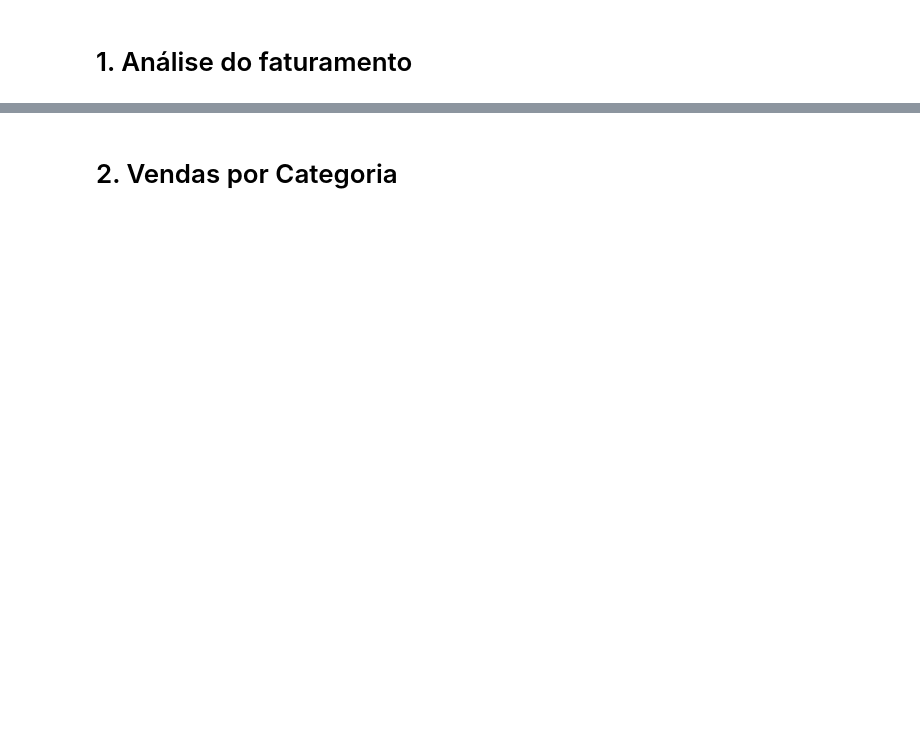
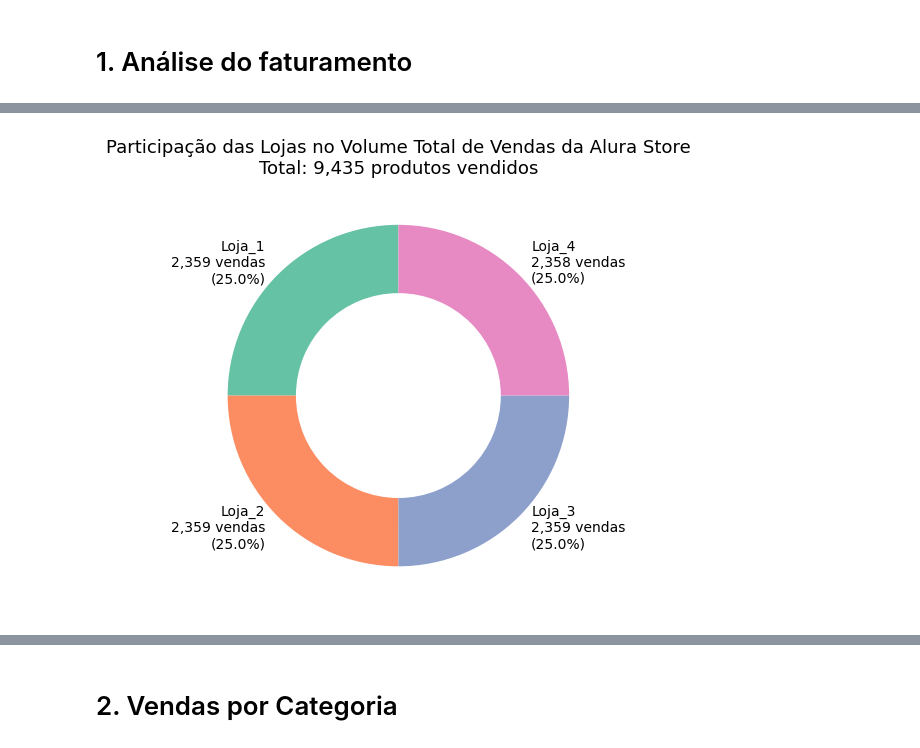
Before and after one commit to moises-rb/DataScienceONE, a Jupyter notebook: Challenge_AluraStoreBr.ipynb, the cells around one changed output, grey strips where cells are left out. Drawn from its saved outputs; the diff is of its cells as text; code cells hidden in the pictures; blank space fills up the shorter version.

Commit message:
Versão do código com incrementos - Produtos mais e menos vendidos, ajustes no gráfico de faturamento

```diff
--- a/Challenge_AluraStoreBr.ipynb
+++ b/Challenge_AluraStoreBr.ipynb
@@ -84,3 +82,12 @@ amostra_lojas
 | 2 | Bola de basquete | esporte e lazer | 31.54 | 0.000000 | 25/12/2022 | Larissa Alves | MG | ... |
 | 3 | Modelagem preditiva | livros | 76.93 | 1.680730 | 23/11/2021 | Lucas Oliveira | MG | ... |
 | 4 | Fone de ouvido | eletronicos | 185.14 | 7.442587 | 25/04/2022 | Bianca Santos | SP | ... |
+# %%
+# Garantir que a coluna de data está em formato datetime
+df_geral['Data da Compra'] = pd.to_datetime(df_geral['Data da Compra'])
+
+# Criar coluna com o mês da venda
+df_geral['AnoMes'] = df_geral['Data da Compra'].dt.to_period('M')
+
+# Agrupando o faturamento mensal por loja
+faturamento_mensal = df_geral.groupby(['AnoMes', 'loja'])['Preço'].sum().reset_index()
@@ -109,3 +132,23 @@ plt.tight_layout()
 plt.show()
 # %% [output]
 [figure]
+# %%
+# 📦 Volume de vendas por loja
+volume_por_loja = df_geral['loja'].value_counts()
+volume_total = volume_por_loja.sum()
+
+# 🏷️ Labels com nome, volume e percentual
+labels_volume = [f'{loja}\n{quantidade:,} vendas\n({(quantidade/volume_total)*100:.1f}%)'
+                 for loja, quantidade in volume_por_loja.items()]
+
+# 📊 Gráfico de pizza (donut)
+plt.figure(figsize=(5, 5))
+plt.pie(volume_por_loja, labels=labels_volume, startangle=90,
+        colors=['#66c2a5','#fc8d62','#8da0cb','#e78ac3'],
+        wedgeprops=dict(width=0.4))  # Estilo donut
+
+plt.title(f'Participação das Lojas no Volume Total de Vendas da Alura Store\nTotal: {volume_total:,} produtos vendidos', fontsize=13)
+plt.tight_layout()
+plt.show()
+# %% [output]
+[figure, added]
```
Also changed, not shown: parts of 22 cells of this notebook.
